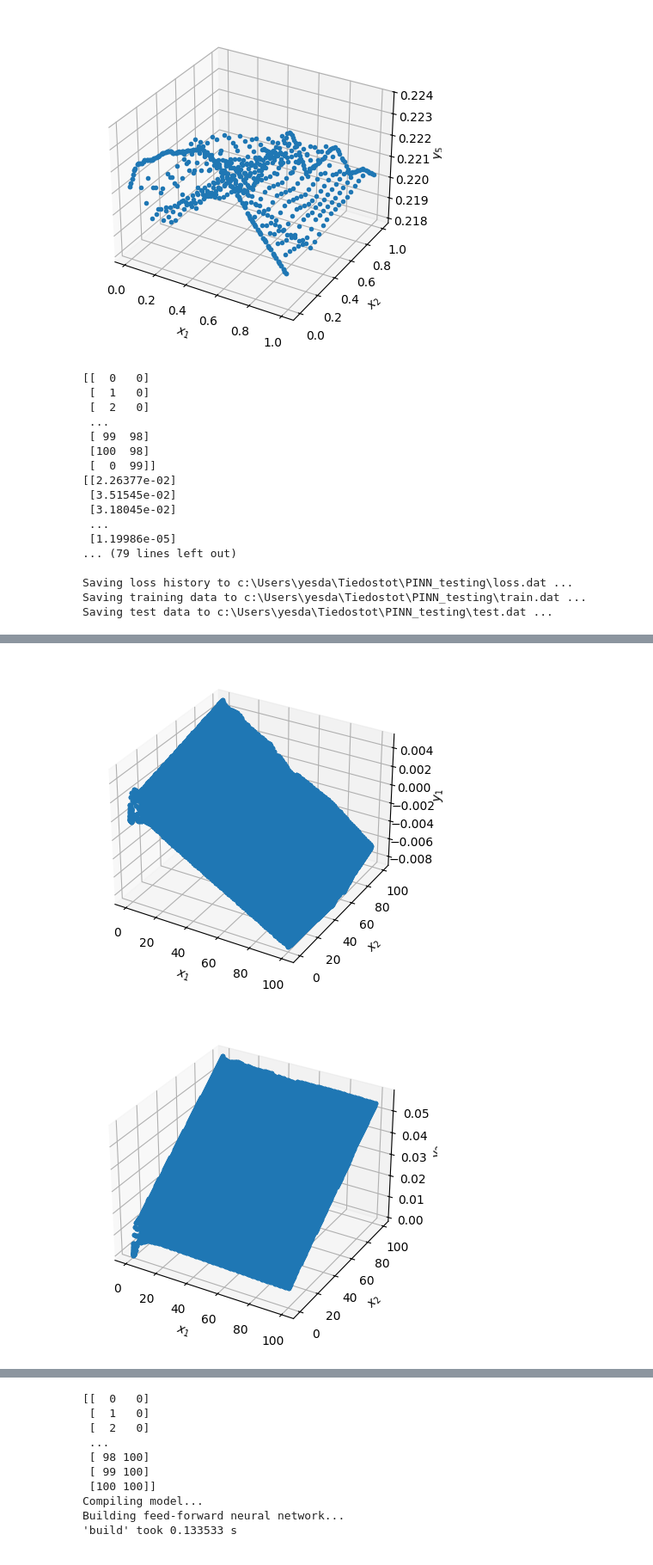
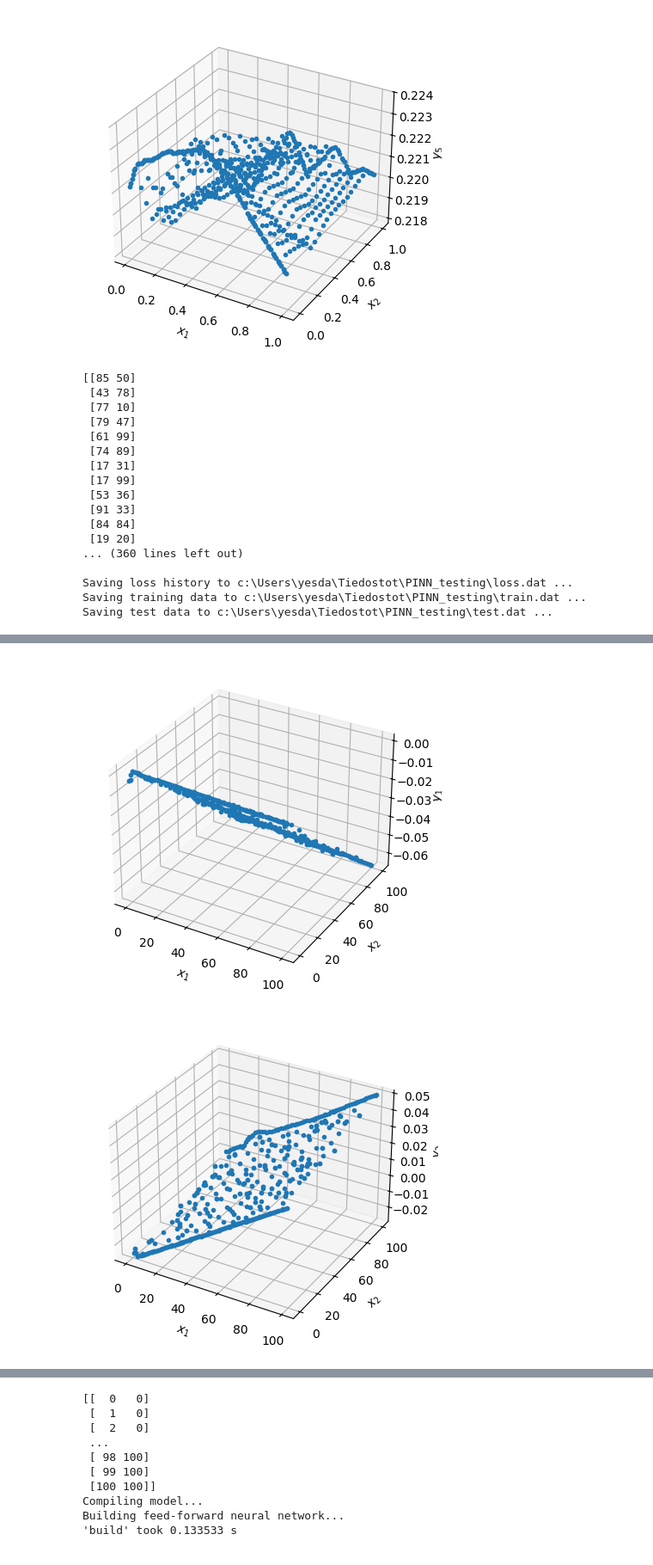
Before and after one commit to Daniel19993099/PINN_testing, a Jupyter notebook: PINN_0.3.1.ipynb, the cells around one changed output, grey strips where cells are left out. Shown at 86% size. Saved outputs shown, nothing was run; the diff lists cells and outputs as text; code cells hidden in the pictures.

```diff
--- a/PINN_0.3.1.ipynb
+++ b/PINN_0.3.1.ipynb
@@ -286,9 +286,9 @@ import pandas as pd
 from deepxde.icbc import PointSetBC
 
 # Constants
-traction = 1
-E = 2e2
-L = 1  # mm
+traction = 100
+E = 2e5
+L = 100  # mm
 nu = 0.3
 qx = 0
 qy = 0
@@ -298,29 +298,37 @@ geom = dde.geometry.Rectangle([0, 0], [L, L])
 
 # Boundary definitions
 def boundary_bottom(x, on_boundary):
-    return on_boundary and np.isclose(x[1], 0)
+    return on_boundary and x[1]==0
 
 def boundary_top(x, on_boundary):
-    return on_boundary and np.isclose(x[1], L)
+    return on_boundary and x[1]==L
 
 # Bottom boundary conditions
 bc_bottom_u_x = dde.DirichletBC(geom, lambda x: 0, boundary_bottom, component=0)
 bc_bottom_u_y = dde.DirichletBC(geom, lambda x: 0, boundary_bottom, component=1)
 bc_top_sigma_yy = dde.DirichletBC(geom, lambda x: traction, boundary_top, component=3)
 
-# Read observation data
-data_observe = pd.read_excel('Stress.xlsx')  # Replace 'data.xlsx' with your actual file name
-x_observe = data_observe[['X', 'Y']].values  # Shape (N, 2)
+# Read the entire Excel file
+data_observe = pd.read_excel('S11.xlsx')  # Replace 'Stress.xlsx' with your actual file name
+
+# Take only 10% of the data
+data_observe_sample = data_observe.sample(frac=0.01, random_state=42)  # random_state for reproducibility
+
+# Extract the desired columns and convert to numpy arrays
+x_observe = data_observe_sample[['X', 'Y']].values  # Shape (N, 2)
 print(x_observe)
-sigma_xx_observe = data_observe['S.S11'].values.reshape(-1, 1)  # Shape (N, 1)
-sigma_yy_observe = data_observe['S.S22'].values.reshape(-1, 1)
-sigma_xy_observe = data_observe['S.S12'].values.reshape(-1, 1)
+
+sigma_xx_observe = data_observe_sample['S11'].values.reshape(-1, 1)  # Shape (N, 1)
+sigma_yy_observe = data_observe_sample['S22'].values.reshape(-1, 1)
+#sigma_xy_observe = data_observe_sample['S.S12'].values.reshape(-1, 1)
+
 print(sigma_xx_observe)
+
 # Create PointSet and PointSetBCs
 
 sigma_xx_bc = dde.PointSetBC(x_observe, sigma_xx_observe, component=2)
 sigma_yy_bc = dde.PointSetBC(x_observe, sigma_yy_observe, component=3)
-sigma_xy_bc = dde.PointSetBC(x_observe, sigma_xy_observe, component=4)
+#sigma_xy_bc = dde.PointSetBC(x_observe, sigma_xy_observe, component=4)
 
 # Define the PDE
 def pde(x, y):
@@ -354,7 +362,7 @@ def pde(x, y):
     eq5 = sigma_yy - (E / (1 - nu ** 2)) * (eps_yy + nu * eps_xx)
     eq6 = sigma_xy - (E / (2 * (1 + nu))) * gamma_xy
 
-    return [eq1, eq2, eq3, eq4, eq5, eq6]
+    return [eq1, eq2, eq4, eq5, eq6]
 
 data = dde.data.PDE(
     geom,
@@ -363,16 +371,15 @@ data = dde.data.PDE(
     bc_bottom_u_y,
     bc_top_sigma_yy,
     sigma_xx_bc,
-    sigma_yy_bc,
-    sigma_xy_bc],
-    num_domain=50,
-    num_boundary=50,
-    num_test=100,
-    anchors=x_observe,
+    sigma_yy_bc
+    ],
+    num_domain=700,
+    num_boundary=300,
+    num_test=100
 )
 
 # Neural network
-net = dde.maps.FNN([2] + [30] * 5 + [5], "relu", "He normal")
+net = dde.maps.FNN([2] + [32] * 6 + [5], "relu", "He normal")
 
 # Model
 model = dde.Model(data, net)
@@ -381,24 +388,24 @@ model = dde.Model(data, net)
 model.compile("adam", lr=1e-5)
 
 # Train the model
-losshistory, train_state = model.train(epochs=60000, display_every=1000)
+losshistory, train_state = model.train(epochs=150000, display_every=1000)
 
 # Plot and save results
 dde.saveplot(losshistory, train_state, issave=True, isplot=True)
 # %% [output]
-[[  0   0]
- [  1   0]
- [  2   0]
- ...
- [ 99  98]
- [100  98]
- [  0  99]]
-[[2.26377e-02]
- [3.51545e-02]
- [3.18045e-02]
- ...
- [1.19986e-05]
-... (79 lines left out)
+[[85 50]
+ [43 78]
+ [77 10]
+ [79 47]
+ [61 99]
+ [74 89]
+ [17 31]
+ [17 99]
+ [53 36]
+ [91 33]
+ [84 84]
+ [19 20]
+... (360 lines left out)
 
 Saving loss history to c:\Users\yesda\Tiedostot\PINN_testing\loss.dat ...
 Saving training data to c:\Users\yesda\Tiedostot\PINN_testing\train.dat ...
@@ -407,2 +414,2 @@ Saving test data to c:\Users\yesda\Tiedostot\PINN_testing\test.dat ...
-[figure, old version]
+[figure, new version]
-[figure, old version]
+[figure, new version]
```
Also changed, not shown: parts of 3 cells of this notebook, 14 other files.
